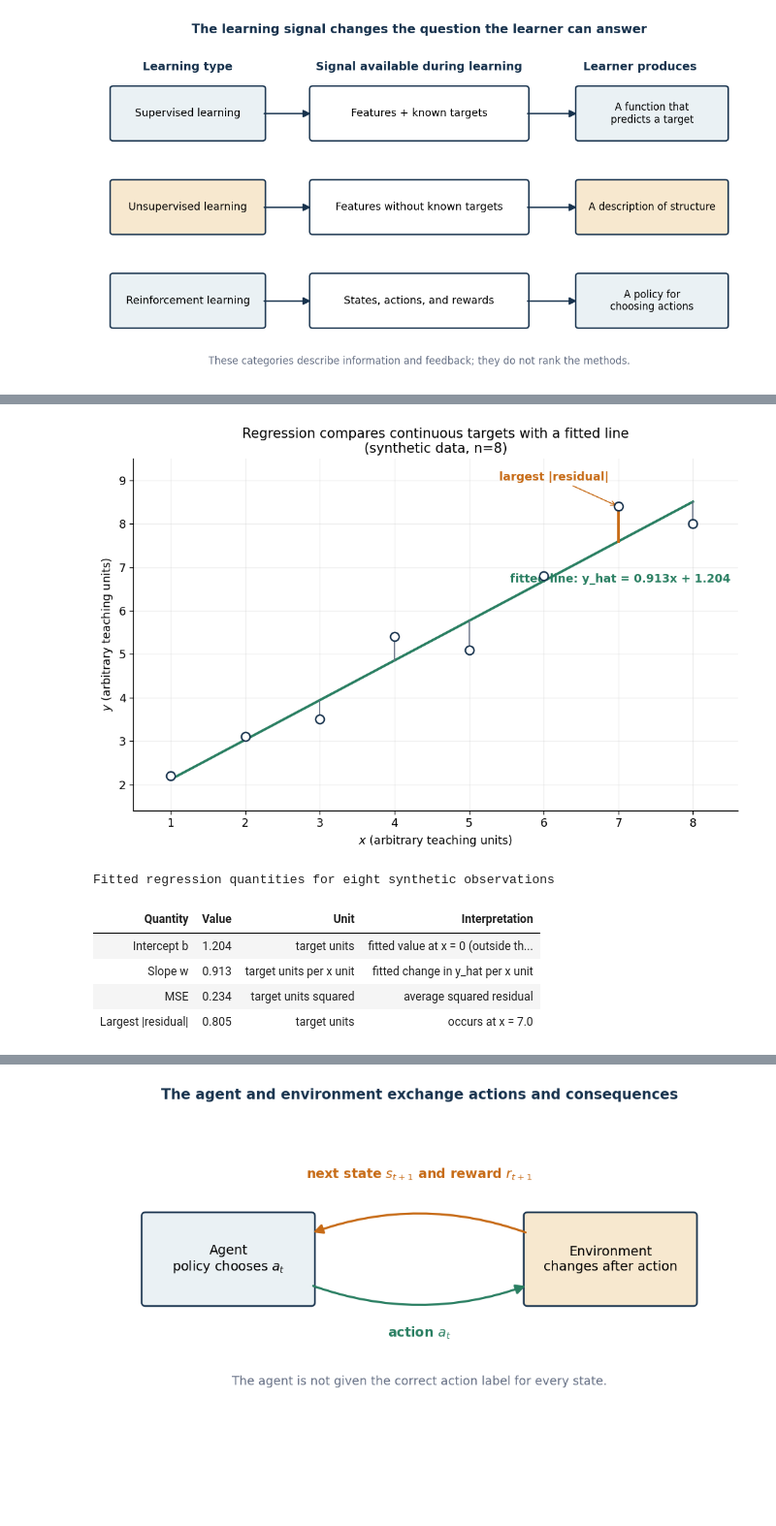
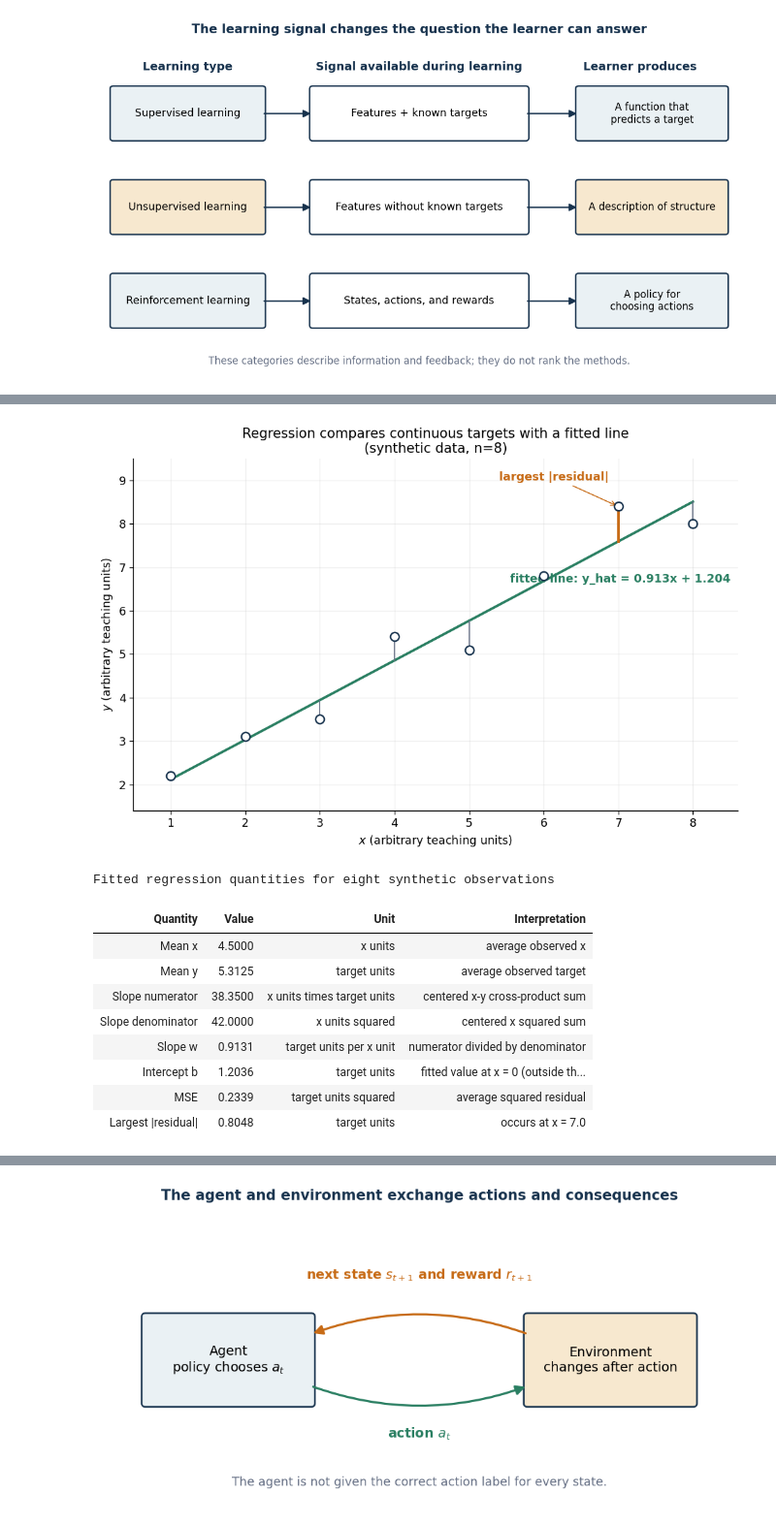
Before and after one commit to KennethWYLee/ML, a Jupyter notebook: course/ch01main.ipynb, the cells around one changed output, grey strips where cells are left out. Shown at 97% size. Drawn from its saved outputs; the diff is of its cells as text; code cells hidden in the pictures; blank space fills up the shorter version.

```diff
--- a/course/ch01main.ipynb
+++ b/course/ch01main.ipynb
@@ -353,8 +443,16 @@ This formulation uses vertical residuals and requires $n>0$. Squaring prevents p
 # Course-added synthetic regression example.
 x_reg = np.arange(1.0, 9.0)
 y_reg = np.array([2.2, 3.1, 3.5, 5.4, 5.1, 6.8, 8.4, 8.0])
-design = np.column_stack([np.ones_like(x_reg), x_reg])
-b, w = np.linalg.lstsq(design, y_reg, rcond=None)[0]
+x_bar = x_reg.mean()
+y_bar = y_reg.mean()
+centered_x = x_reg - x_bar
+centered_y = y_reg - y_bar
+slope_numerator = np.sum(centered_x * centered_y)
+slope_denominator = np.sum(centered_x**2)
+if np.isclose(slope_denominator, 0.0):
+    raise ValueError("A line slope is undefined when all x values are equal.")
+w = slope_numerator / slope_denominator
+b = y_bar - w * x_bar
 y_hat = b + w * x_reg
 residual = y_reg - y_hat
 mse = np.mean(residual**2)
@@ -377,40 +475,57 @@ ax.annotate(
     color=SECONDARY,
     weight="bold",
 )
 ax.set(
     xlabel="$x$ (arbitrary teaching units)",
     ylabel="$y$ (arbitrary teaching units)",
     title="Regression compares continuous targets with a fitted line\n(synthetic data, n=8)",
     xlim=(0.5, 8.6),
     ylim=(1.4, 9.5),
 )
 plt.tight_layout()
 plt.show()
 
 regression_result = pd.DataFrame(
     {
-        "Quantity": ["Intercept b", "Slope w", "MSE", "Largest |residual|"],
-        "Value": [b, w, mse, abs(residual[largest_index])],
-        "Unit": ["target units", "target units per x unit", "target units squared", "target units"],
+        "Quantity": ["Mean x", "Mean y", "Slope numerator", "Slope denominator", "Slope w", "Intercept b", "MSE", "Largest |residual|"],
+        "Value": [x_bar, y_bar, slope_numerator, slope_denominator, w, b, mse, abs(residual[largest_index])],
+        "Unit": [
+            "x units",
+            "target units",
+            "x units times target units",
+            "x units squared",
+            "target units per x unit",
+            "target units",
+            "target units squared",
+            "target units",
+        ],
         "Interpretation": [
+            "average observed x",
+            "average observed target",
+            "centered x-y cross-product sum",
+            "centered x squared sum",
+            "numerator divided by denominator",
             "fitted value at x = 0 (outside the observed x range)",
-            "fitted change in y_hat per x unit",
             "average squared residual",
             f"occurs at x = {x_reg[largest_index]:.1f}",
         ],
     }
 )
 show_table(
     regression_result,
     "Fitted regression quantities for eight synthetic observations",
-    {"Value": "{:.3f}"},
+    {"Value": "{:.4f}"},
 )
 # %% [output]
 [figure]
 Fitted regression quantities for eight synthetic observations
 | Quantity | Value | Unit | Interpretation |
-| Intercept b | 1.204 | target units | fitted value at x = 0 (outside th... |
-| Slope w | 0.913 | target units per x unit | fitted change in y_hat per x unit |
-| MSE | 0.234 | target units squared | average squared residual |
-| Largest |residual| | 0.805 | target units | occurs at x = 7.0 |
+| Mean x | 4.5000 | x units | average observed x |
+| Mean y | 5.3125 | target units | average observed target |
+| Slope numerator | 38.3500 | x units times target units | centered x-y cross-product sum |
+| Slope denominator | 42.0000 | x units squared | centered x squared sum |
+| Slope w | 0.9131 | target units per x unit | numerator divided by denominator |
+| Intercept b | 1.2036 | target units | fitted value at x = 0 (outside th... |
+| MSE | 0.2339 | target units squared | average squared residual |
+| Largest |residual| | 0.8048 | target units | occurs at x = 7.0 |
 # %% [markdown]
```
Also changed, not shown: parts of 35 cells of this notebook.
